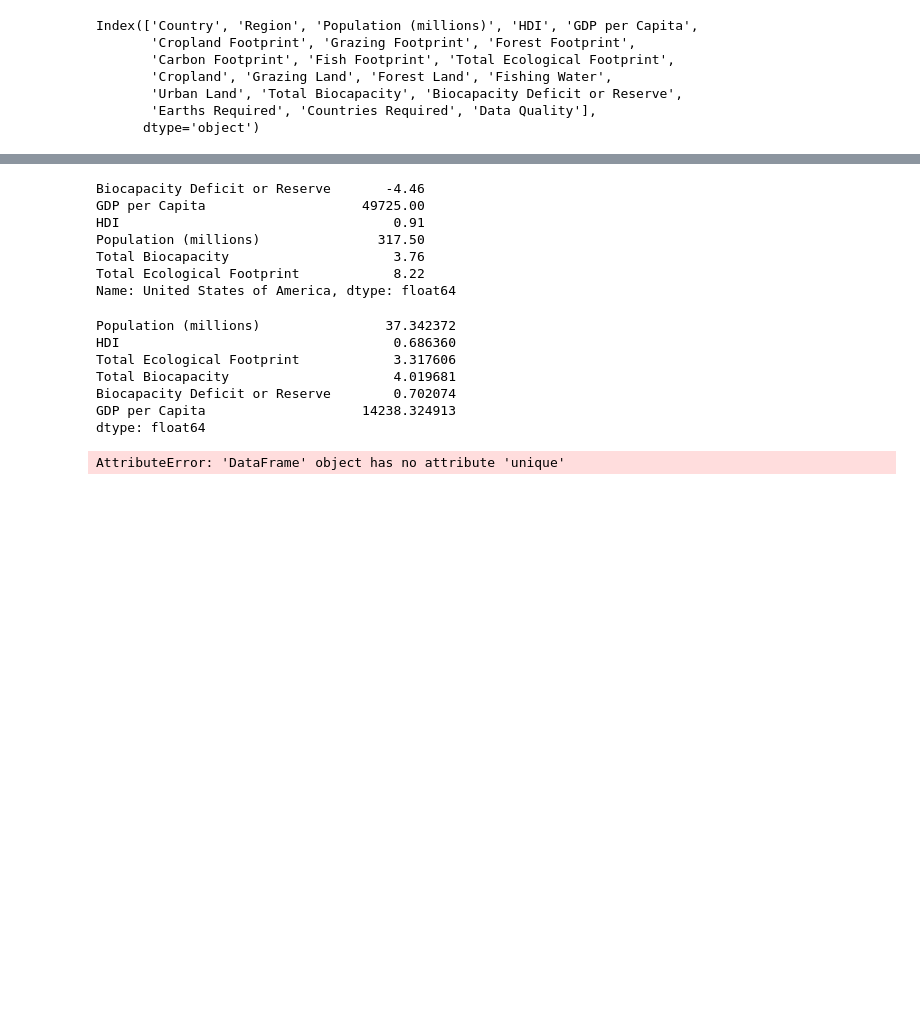
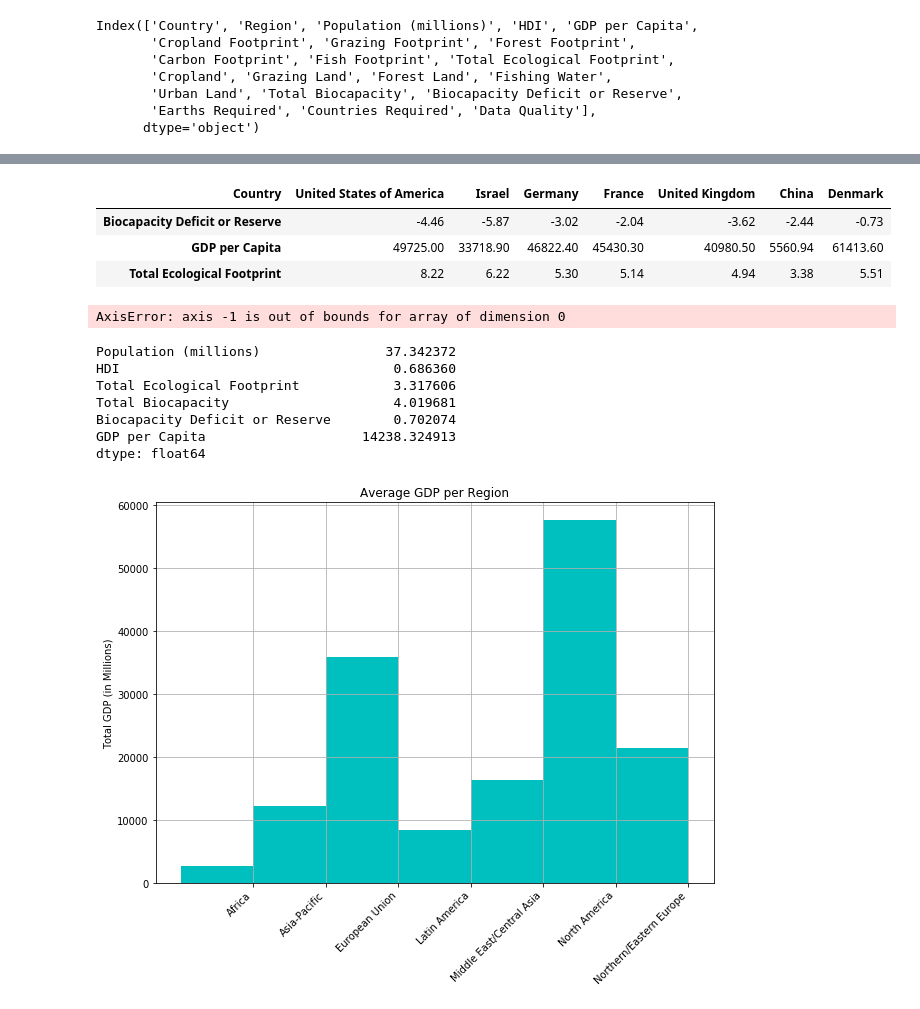
Before and after one commit to limbz-sami/Eco_footprint, a Jupyter notebook: Alexis Explore.ipynb, the cells around one changed output, grey strips where cells are left out. Cells and saved outputs as stored; diff of their text form; code cells hidden in the pictures; blank space fills up the shorter version.

```diff
--- a/Alexis Explore.ipynb
+++ b/Alexis Explore.ipynb
@@ -62,14 +70,22 @@ clean_pivot
+# %%
+country_pivot = pd.pivot_table(merged_df, columns = ("Country"))
+country_compare = country_pivot[["United States of America", "Israel", "Germany", "France", "United Kingdom", "China", "Denmark"]]
+country_compare
+# %% [output]
+| Country | United States of America | Israel | Germany | France | United Kingdom | China | Denmark |
+| Biocapacity Deficit or Reserve | -4.46 | -5.87 | -3.02 | -2.04 | -3.62 | -2.44 | -0.73 |
+| GDP per Capita | 49725.00 | 33718.90 | 46822.40 | 45430.30 | 40980.50 | 5560.94 | 61413.60 |
+| Total Ecological Footprint | 8.22 | 6.22 | 5.30 | 5.14 | 4.94 | 3.38 | 5.51 |
+# %%
+bins = {"<1000", "<5000", "<25000", "<125000", "<625000"}
+labels = {"low", "low-med", "med", "med-high", "high", "very high"}
+test_df= merged_df["Country"] = pd.cut(merged_df["GDP per Capita"], bins, labels=labels)
+
+test_df
+# %% [output]
+AxisError: axis -1 is out of bounds for array of dimension 0
 # %%
 usa = (clean_pivot.loc[:, "United States of America"])
-usa
-# %% [output]
-Biocapacity Deficit or Reserve       -4.46
-GDP per Capita                    49725.00
-HDI                                   0.91
-Population (millions)               317.50
-Total Biocapacity                     3.76
-Total Ecological Footprint            8.22
-Name: United States of America, dtype: float64
 # %%
 # merged_df.set_index('Region')
 # .groupby('Region')
@@ -82,7 +98,38 @@ Total Biocapacity                     4.019681
 Biocapacity Deficit or Reserve        0.702074
 GDP per Capita                    14238.324913
 dtype: float64
-# %%
-regions_df = merged_df.unique("Region")
-# %% [output]
-AttributeError: 'DataFrame' object has no attribute 'unique'
+# %%
+region_list = mean_df.index.tolist()
+avg_gdp = mean_df['GDP per Capita'].tolist()
+
+# Set up axes  and labels
+fig, ax = plt.subplots(figsize=(10,7))
+x_ticks = np.arange(len(region_list))
+ax.set_xticks(x_ticks)
+ax.set_xticklabels(region_list, rotation=45, horizontalalignment='right')
+plt.grid()
+plt.axhline(linewidth=0.5, color='black')
+
+plt.title('Average GDP per Region')
+plt.ylabel('Total GDP (in Millions)')
+
+# Function to label the bars
+def autolabel(rects):
+    for rect in rects:
+        bar_height = rect.get_height()
+
+        # Formatting if bar is negative or positive
+        if bar_height >= 0:
+            label_va = bar_height + 3
+    ax.text(rect.get_x() + rect.get_width()/2, label_va,
+            str(int(bar_height)), ha='center')
+
+# Color the bars
+bar_color = []
+for change in avg_gdp:
+        bar_color.append('c')
+
+# Plot the chart
+bar_format = ax.bar(x_ticks - 0.5, avg_gdp, width=1.0, color=bar_color)
+# %% [output]
+[figure, added]
```
Also changed, not shown: parts of 6 cells of this notebook.
